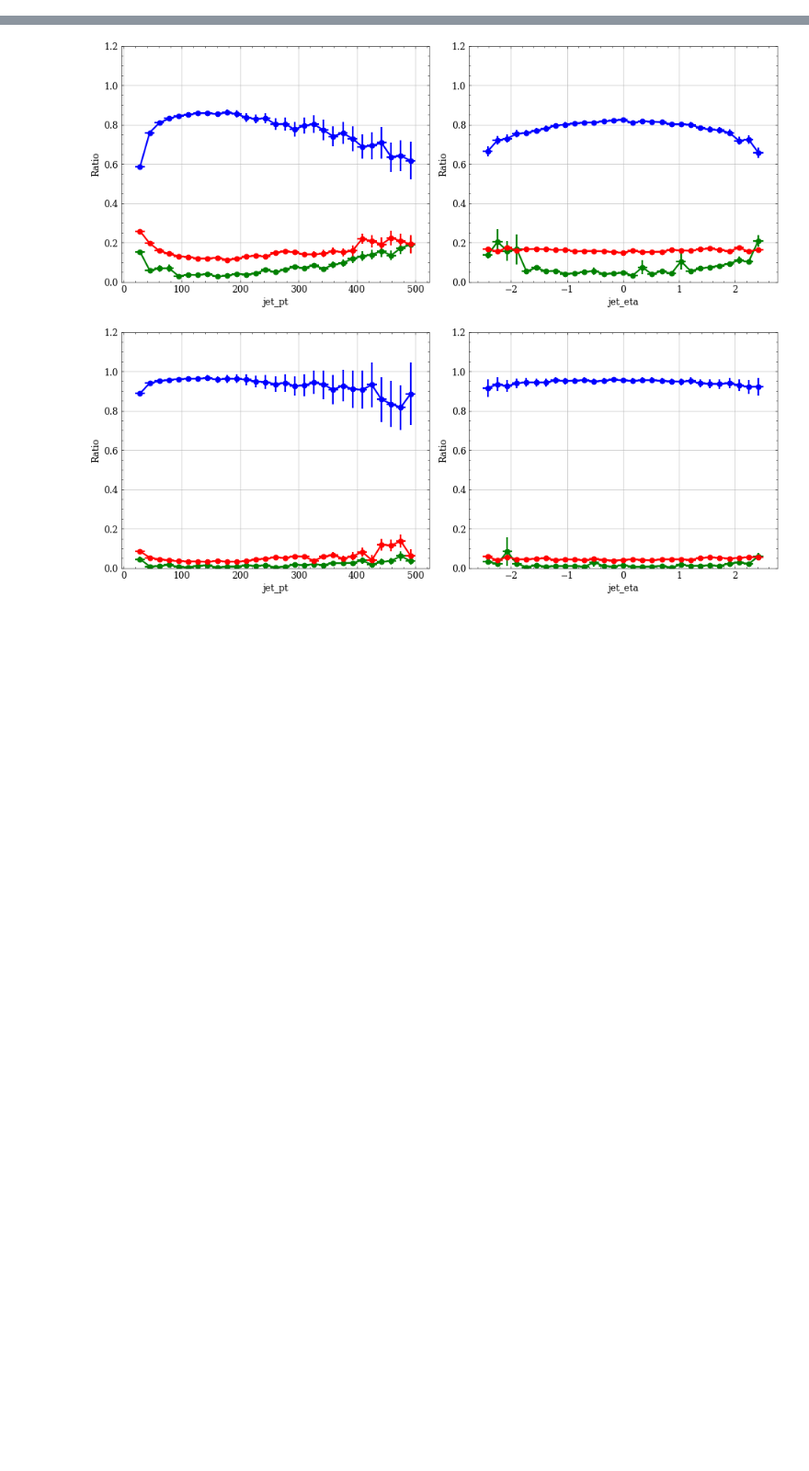
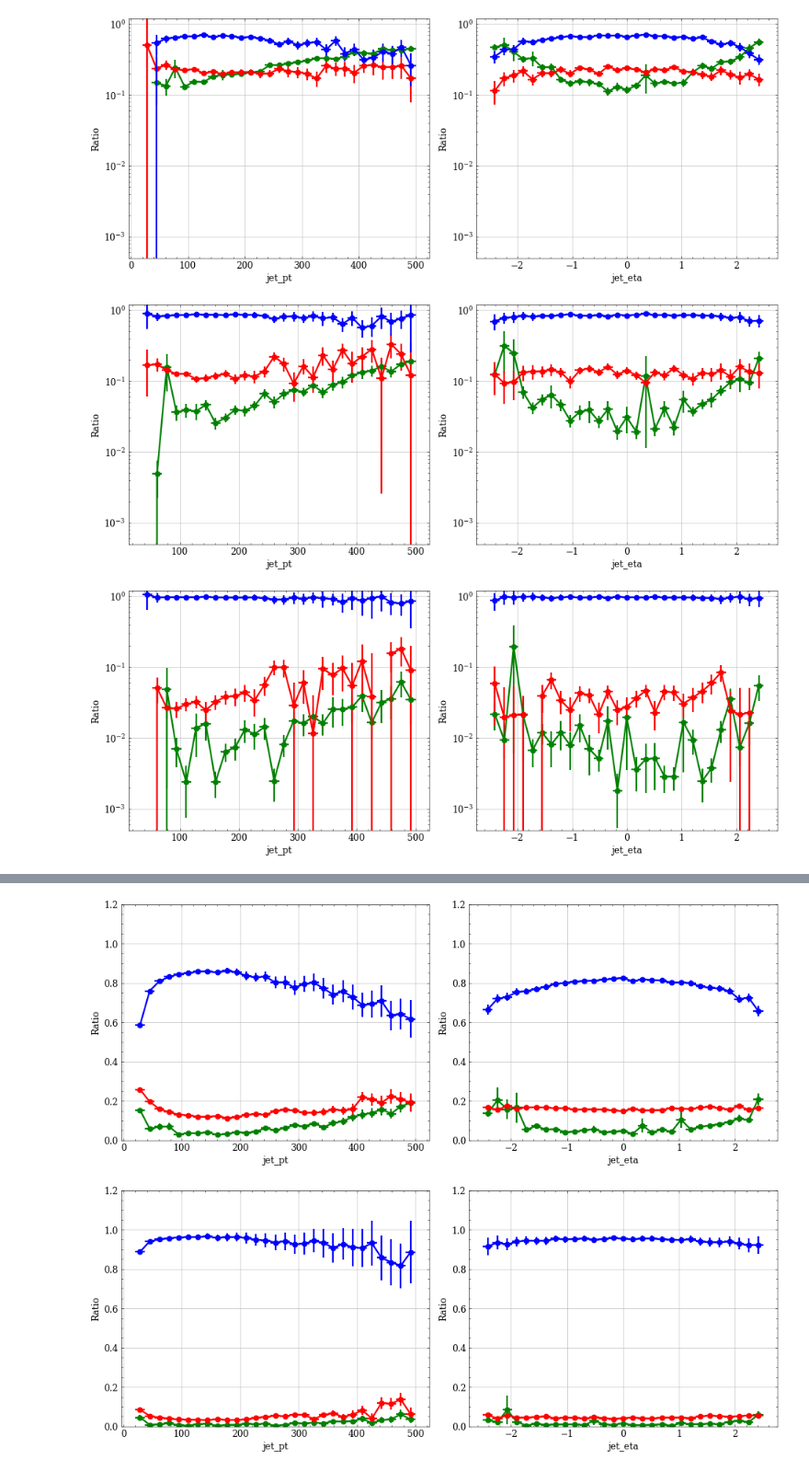
Before and after one commit to ekoenig4/analysis, a Jupyter notebook: jupyter/eightb/scale_factors/btag_efficiency.ipynb, the cells around one changed output, grey strips where cells are left out. Shown at 92% size. Cells and saved outputs as stored; diff of their text form; code cells hidden in the pictures; blank space fills up the shorter version.

```diff
--- a/jupyter/eightb/scale_factors/btag_efficiency.ipynb
+++ b/jupyter/eightb/scale_factors/btag_efficiency.ipynb
@@ -53,3 +96,26 @@ class select_jets(ObjTransform):
+# %%
+for wp in (1,2,3):
+    study.quick(
+        bkg + bkg[[0,1,1]], stacked=False,
+        h_color=['grey', 'grey', 'green','red','blue'],
+        indices=[
+            select_jets(wp=wp, filter=lambda t:ak_rank(-t.jet_pt,axis=1) < 2),
+            select_jets(wp=wp, filter=lambda t:ak_rank(-t.jet_pt,axis=1) < 2),
+
+            select_jets(wp=wp, flav=0, filter=lambda t:ak_rank(-t.jet_pt,axis=1) < 2),
+            select_jets(wp=wp, flav=4, filter=lambda t:ak_rank(-t.jet_pt,axis=1) < 2),
+            select_jets(wp=wp, flav=5, filter=lambda t:ak_rank(-t.jet_pt,axis=1) < 2),
+        ],
+        # indices=[None, None] + [lambda t:t.jet_hadronFlav==0, lambda t:t.jet_hadronFlav==4, lambda t:t.jet_hadronFlav==5],
+        varlist=['jet_pt', 'jet_eta'],
+
+        histo=False,
+        ratio=True, r_inv=True, r_group=[(0,2),(1,3),(1,4)], r_ylim=(5e-4,1.2), r_log=True,
+    )
+# %% [output]
+[figure, added]
+[figure, added]
+[figure, added]
 # %%
 study.quick(
     bkg + bkg[[0,1,1]], stacked=False,
```
Also changed, not shown: parts of 10 cells of this notebook, 3 other files.
